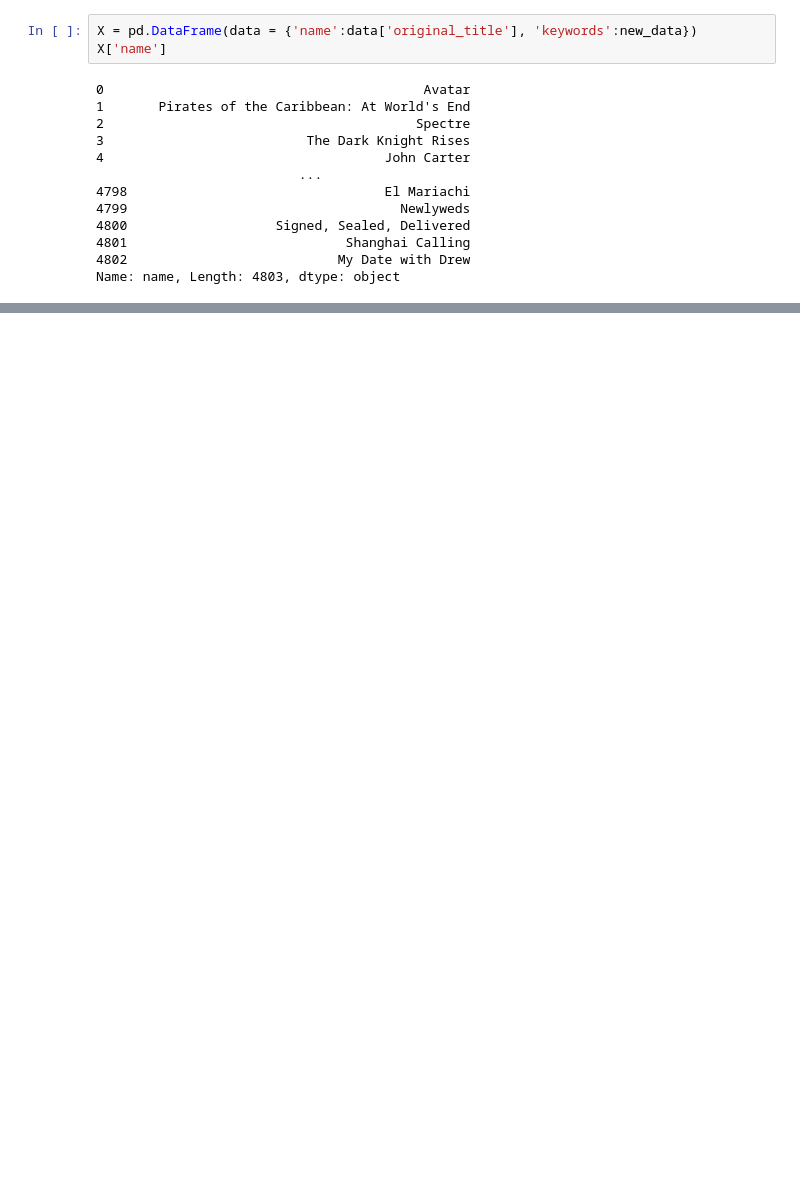
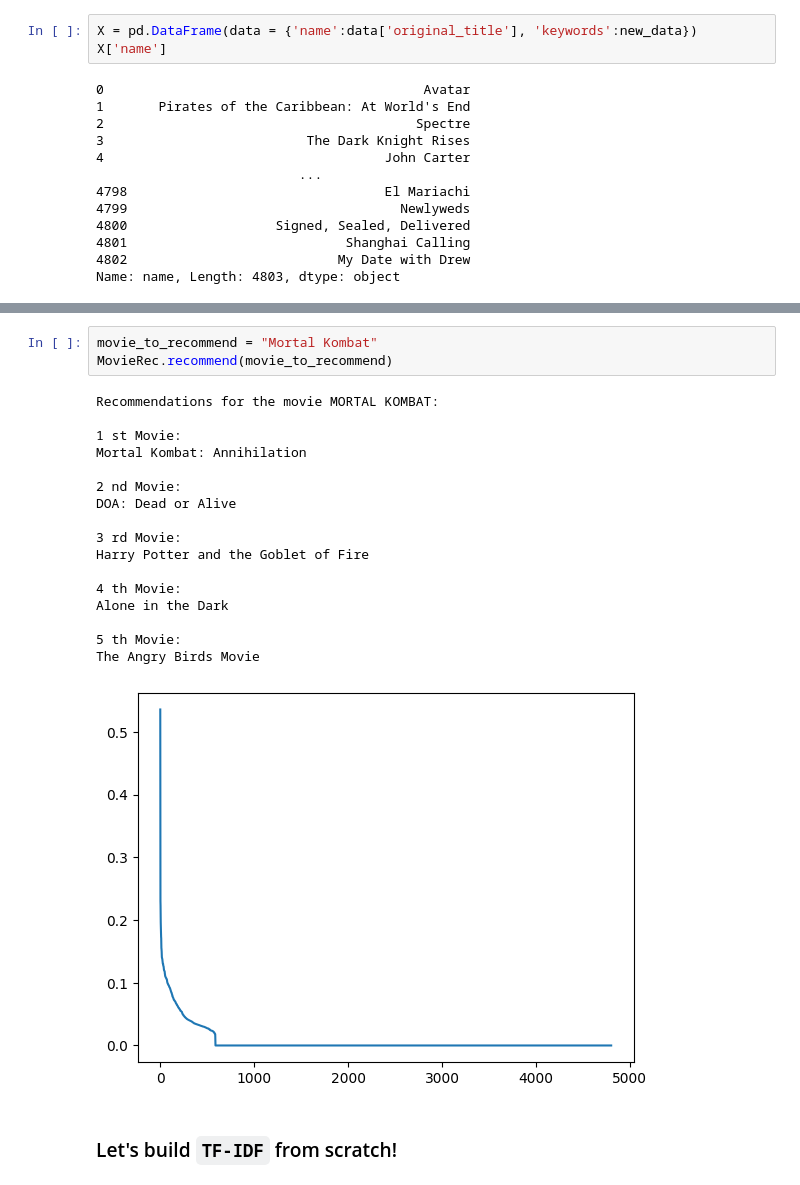
Before and after one commit to PedroFerreira03/NLP, a Jupyter notebook: course_notebook.ipynb, the cells around one changed output, grey strips where cells are left out. Cells and saved outputs as stored; diff of their text form; blank space fills up the shorter version.

```diff
--- a/course_notebook.ipynb
+++ b/course_notebook.ipynb
@@ -342,0 +399,23 @@ Two Lovers
+# %%
+movie_to_recommend = "Mortal Kombat"
+MovieRec.recommend(movie_to_recommend)
+# %% [output]
+Recommendations for the movie MORTAL KOMBAT:
+
+1 st Movie:
+Mortal Kombat: Annihilation
+
+2 nd Movie:
+DOA: Dead or Alive
+
+3 rd Movie:
+Harry Potter and the Goblet of Fire
+
+4 th Movie:
+Alone in the Dark
+
+5 th Movie:
+The Angry Birds Movie
+[figure, added]
+# %% [markdown]
+### Let's build `TF-IDF` from scratch!
```
Also changed, not shown: parts of 10 cells of this notebook.
